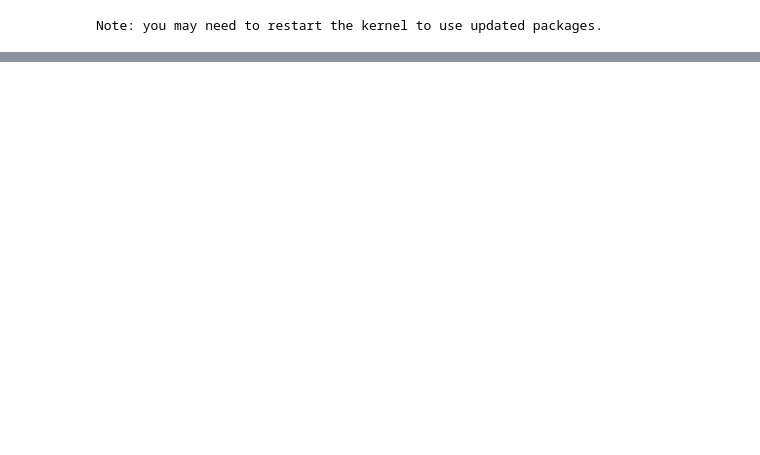
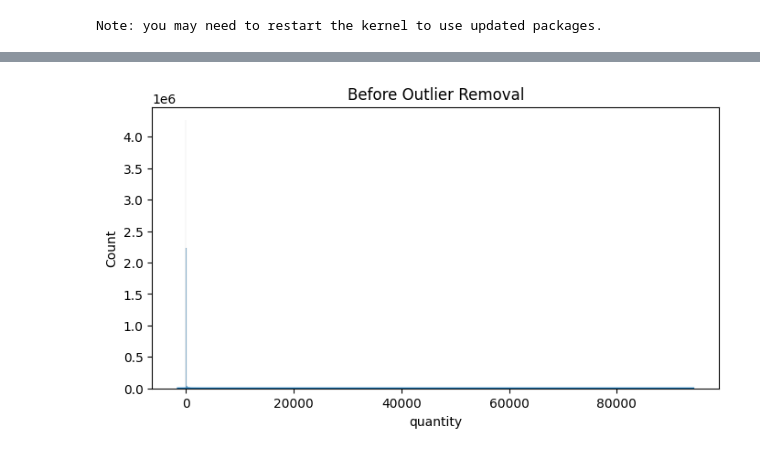
Before and after one commit to jvfd3/hackathon-big_data_tech, a Jupyter notebook: Files/Code/hackathon.ipynb, the cells around one changed output, grey strips where cells are left out. Cells and saved outputs as stored; diff of their text form; code cells hidden in the pictures; blank space fills up the shorter version.

```diff
--- a/Files/Code/hackathon.ipynb
+++ b/Files/Code/hackathon.ipynb
@@ -62,18 +78,32 @@ numerical_table
+# %%
+def l_single_remove_outliers_iqr(df, column):
+    Q1 = df[column].quantile(0.25)
+    Q3 = df[column].quantile(0.75)
+    IQR = Q3 - Q1
+    lower_bound = Q1 - 1.5 * IQR
+    upper_bound = Q3 + 1.5 * IQR
+    # Keep only rows within the bounds
+    df_clean = df[(df[column] >= lower_bound) & (df[column] <= upper_bound)]
+    return df_clean
+
+def l_remove_outliers_iqr(df, columns):
+    for col in columns:
+        df = l_single_remove_outlier_iqr(df, col)
+
+
+def plot_graphs(df, column='quantity', title='', buckets=1000):
+    # 2. Plot the distribution before removing outliers
+    plt.figure(figsize=(8, 4))
+    sns.histplot(df[column], bins=buckets, kde=True)
+    plt.title(title)
+    plt.show()
 # %%
-cols_to_clean_outliers = [
-    'discount',
-    # 'distributor_id',
-    'gross_profit',
-    'gross_value',
-    # 'internal_product_id',
-    # 'internal_store_id',
-    'net_value',
-    'quantity',
-    # 'reference_date',
-    'taxes',
-    # 'transaction_date'
-]
+""" Cleaning the data """
 
 cleaned_data = numerical_table.copy()
-for col_to_clean in cols_to_clean_outliers:
-    cleaned_data = remove_outliers_iqr(numerical_table, col_to_clean)
+
+# 1. Sort the DataFrame by 'quantity'
+df_sorted = cleaned_data.sort_values('quantity')
+plot_graphs(df_sorted, 'quantity', 'Before Outlier Removal')
+# %% [output]
+[figure, added]
```
Also changed, not shown: parts of 12 cells of this notebook.
